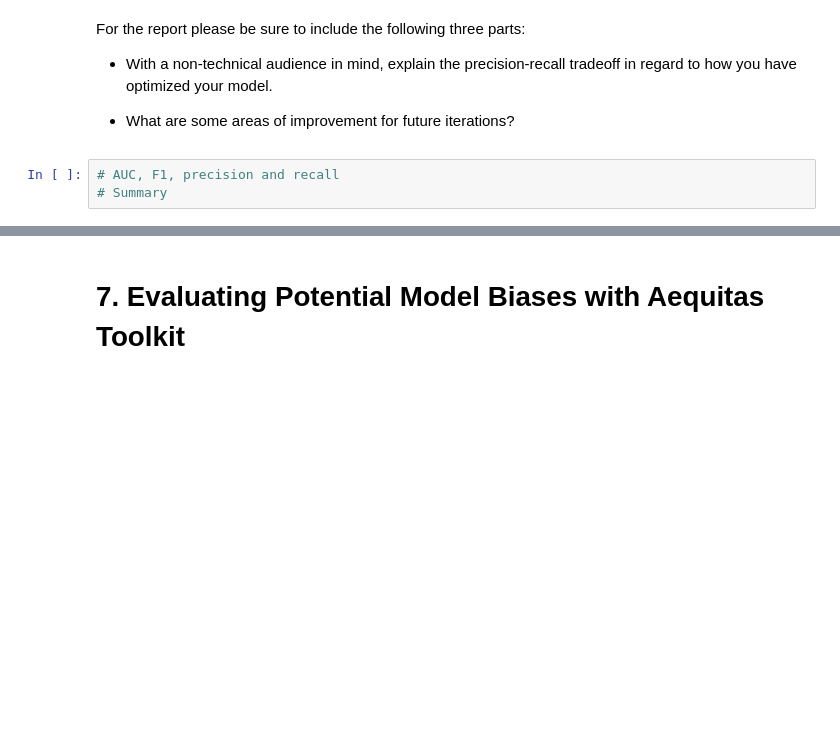
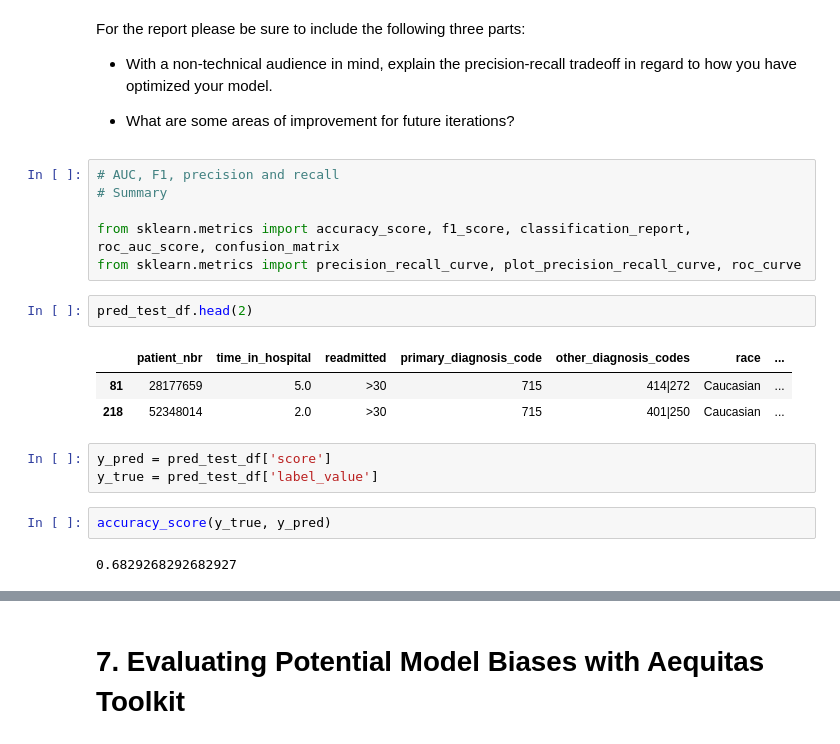
Before and after one commit to AmandaWorker/EHR-, a Jupyter notebook: starter_code/student_project.ipynb, the cells around one changed output, grey strips where cells are left out. Cells and saved outputs as stored; diff of their text form; blank space fills up the shorter version.

```diff
--- a/starter_code/student_project.ipynb
+++ b/starter_code/student_project.ipynb
@@ -932,3 +1026,19 @@ For the report please be sure to include the following three parts:
 # %%
 # AUC, F1, precision and recall
 # Summary
+
+from sklearn.metrics import accuracy_score, f1_score, classification_report, roc_auc_score, confusion_matrix
+from sklearn.metrics import precision_recall_curve, plot_precision_recall_curve, roc_curve
+# %%
+pred_test_df.head(2)
+# %% [output]
+|  | patient_nbr | time_in_hospital | readmitted | primary_diagnosis_code | other_diagnosis_codes | race | ... |
+| 81 | 28177659 | 5.0 | >30 | 715 | 414|272 | Caucasian | ... |
+| 218 | 52348014 | 2.0 | >30 | 715 | 401|250 | Caucasian | ... |
+# %%
+y_pred = pred_test_df['score']
+y_true = pred_test_df['label_value']
+# %%
+accuracy_score(y_true, y_pred)
+# %% [output]
+0.6829268292682927
```
Also changed, not shown: parts of 22 cells of this notebook, 1 other file.
